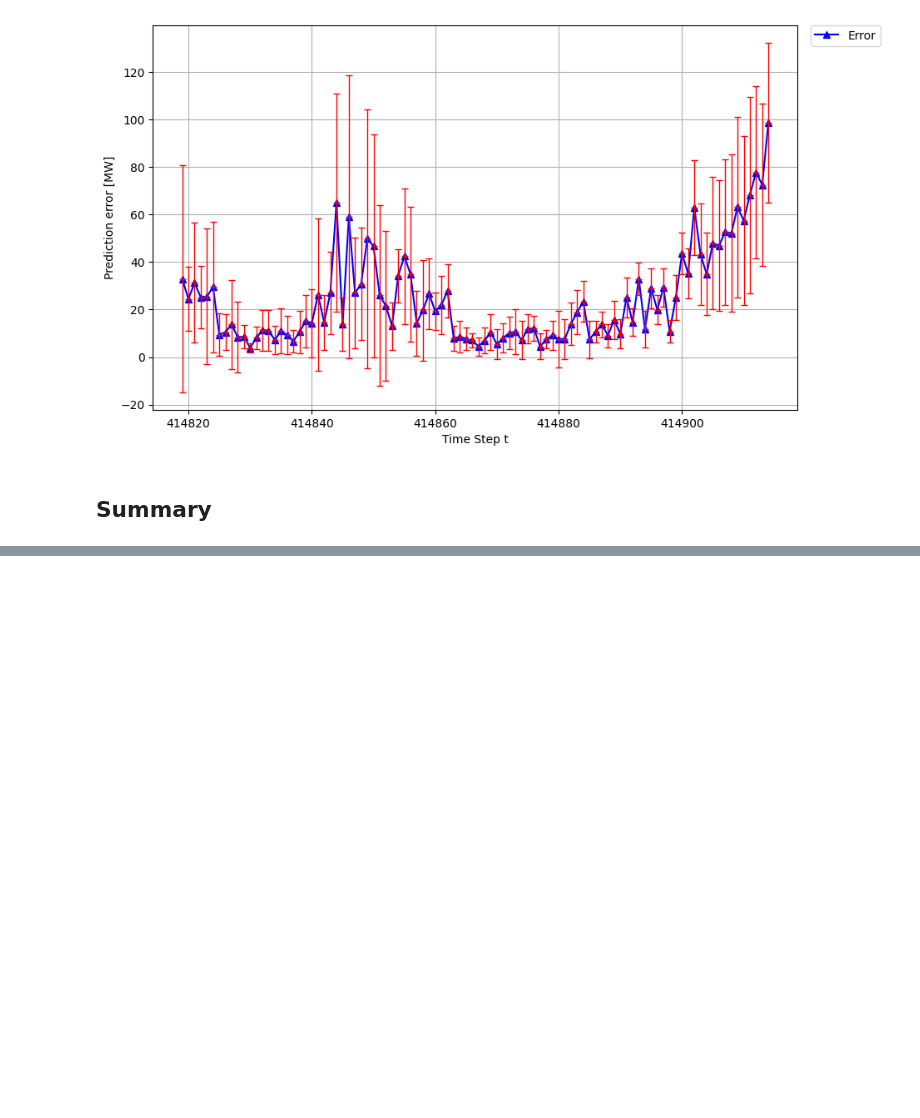
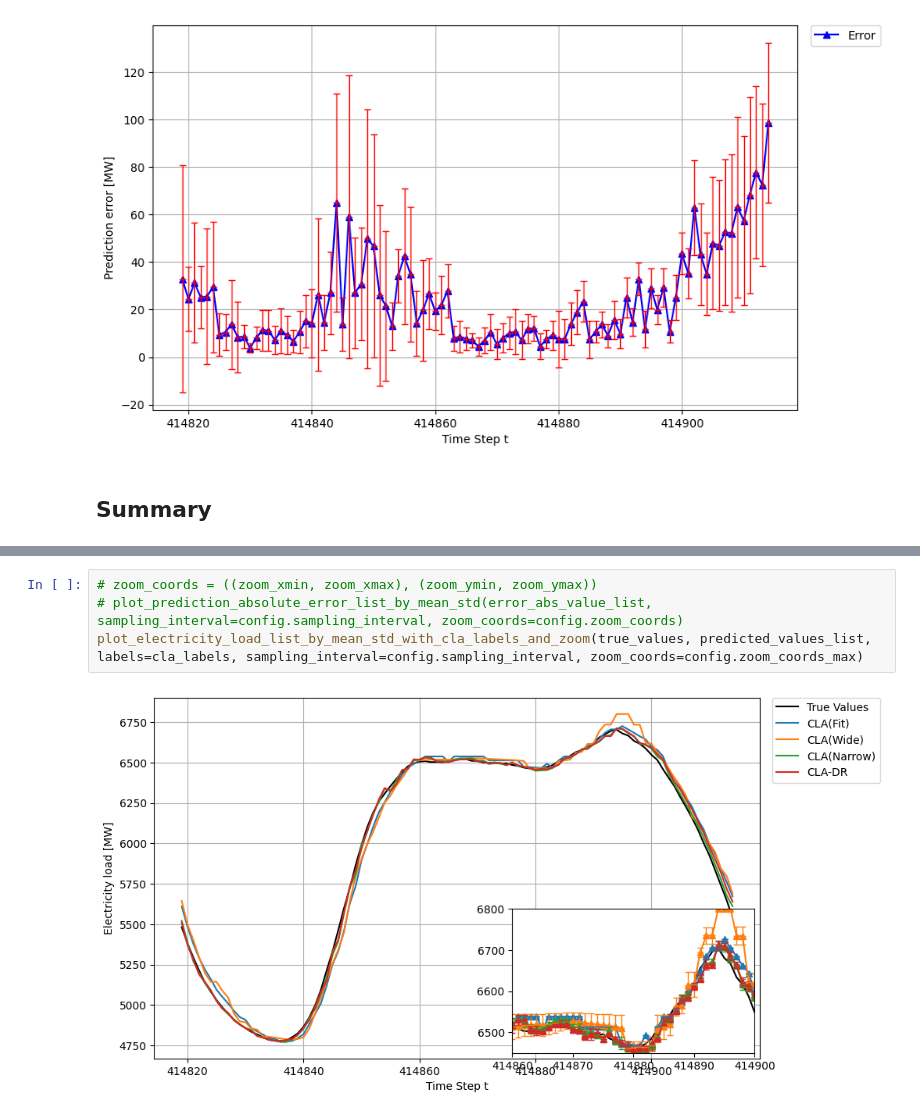
Before and after one commit to tyokyo320/time-series, a Jupyter notebook: utils/predict.ipynb, the cells around one changed output, grey strips where cells are left out. Drawn from its saved outputs; the diff is of its cells as text; blank space fills up the shorter version.

```diff
--- a/utils/predict.ipynb
+++ b/utils/predict.ipynb
@@ -674 +761,7 @@ error_abs_value_list.append(case4_error_abs_value)
+# %%
+# zoom_coords = ((zoom_xmin, zoom_xmax), (zoom_ymin, zoom_ymax))
+# plot_prediction_absolute_error_list_by_mean_std(error_abs_value_list, sampling_interval=config.sampling_interval, zoom_coords=config.zoom_coords)
+plot_electricity_load_list_by_mean_std_with_cla_labels_and_zoom(true_values, predicted_values_list, labels=cla_labels, sampling_interval=config.sampling_interval, zoom_coords=config.zoom_coords_max)
+# %% [output]
+[figure, added]
 # %%
```
Also changed, not shown: parts of 8 cells of this notebook, 4 other files.
